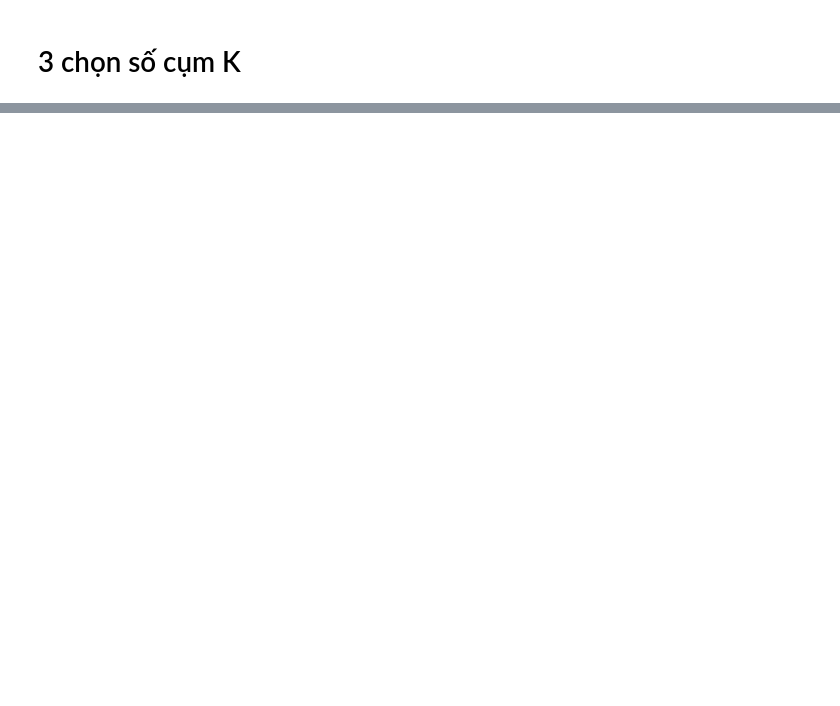
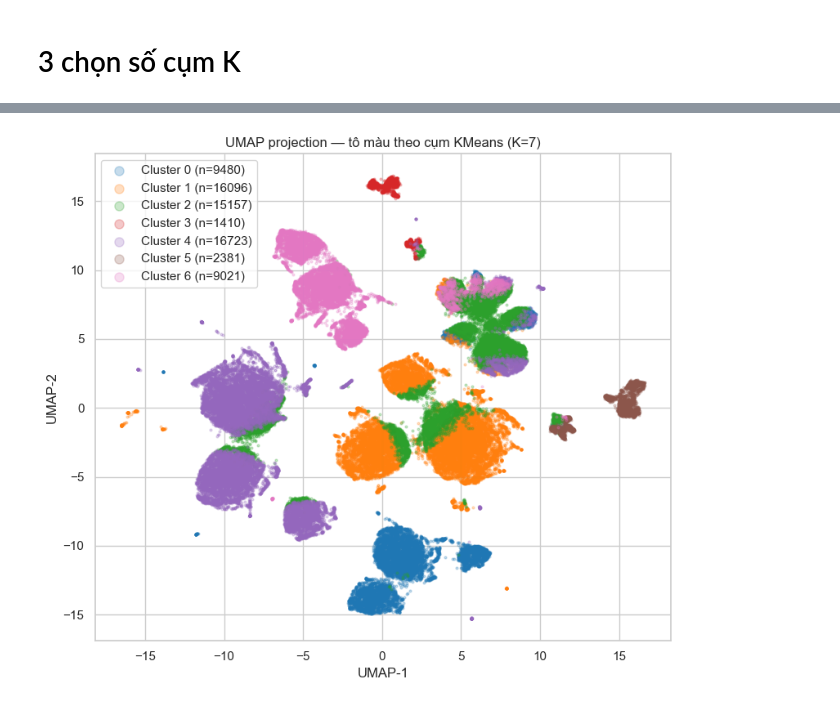
Before and after one commit to nguyenquynhanh10267-debug/Machine-Learning, a Jupyter notebook: taobao_behaviour/Dimensionality_Reduction_Clustering.ipynb, the cells around one changed output, grey strips where cells are left out. Saved outputs shown, nothing was run; the diff lists cells and outputs as text; code cells hidden in the pictures; blank space fills up the shorter version.

```diff
--- a/taobao_behaviour/Dimensionality_Reduction_Clustering.ipynb
+++ b/taobao_behaviour/Dimensionality_Reduction_Clustering.ipynb
@@ -202,0 +209,6 @@ KeyboardInterrupt:
+# %%
+K = 6
+kmeans = KMeans(n_clusters=K, random_state=42, n_init=10).fit(X_pca)
+feat['cluster'] = kmeans.labels_
+print(feat['cluster'].value_counts().sort_index())
+print('Silhouette (full, sample 15k):', round(silhouette_score(X_pca[sample_idx], kmeans.labels_[sample_idx]), 4))
@@ -202,0 +225,6 @@ KeyboardInterrupt:
+# %%
+K = 7
+kmeans = KMeans(n_clusters=K, random_state=42, n_init=10).fit(X_pca)
+feat['cluster'] = kmeans.labels_
+print(feat['cluster'].value_counts().sort_index())
+print('Silhouette (full, sample 15k):', round(silhouette_score(X_pca[sample_idx], kmeans.labels_[sample_idx]), 4))
@@ -202,0 +242,13 @@ KeyboardInterrupt:
+# %%
+palette = sns.color_palette('tab10', K)
+fig, ax = plt.subplots(figsize=(8,7))
+for c in range(K):
+    mask = feat['cluster'] == c
+    ax.scatter(X_umap[mask,0], X_umap[mask,1], s=4, alpha=0.25, color=palette[c], label=f'Cluster {c} (n={mask.sum()})')
+ax.set_title('UMAP projection — tô màu theo cụm KMeans (K=7)')
+ax.set_xlabel('UMAP-1'); ax.set_ylabel('UMAP-2')
+ax.legend(markerscale=4, loc='best')
+plt.tight_layout()
+plt.show()
+# %% [output]
+[figure, added]
```
Also changed, not shown: parts of 25 cells of this notebook, 19 other files.
